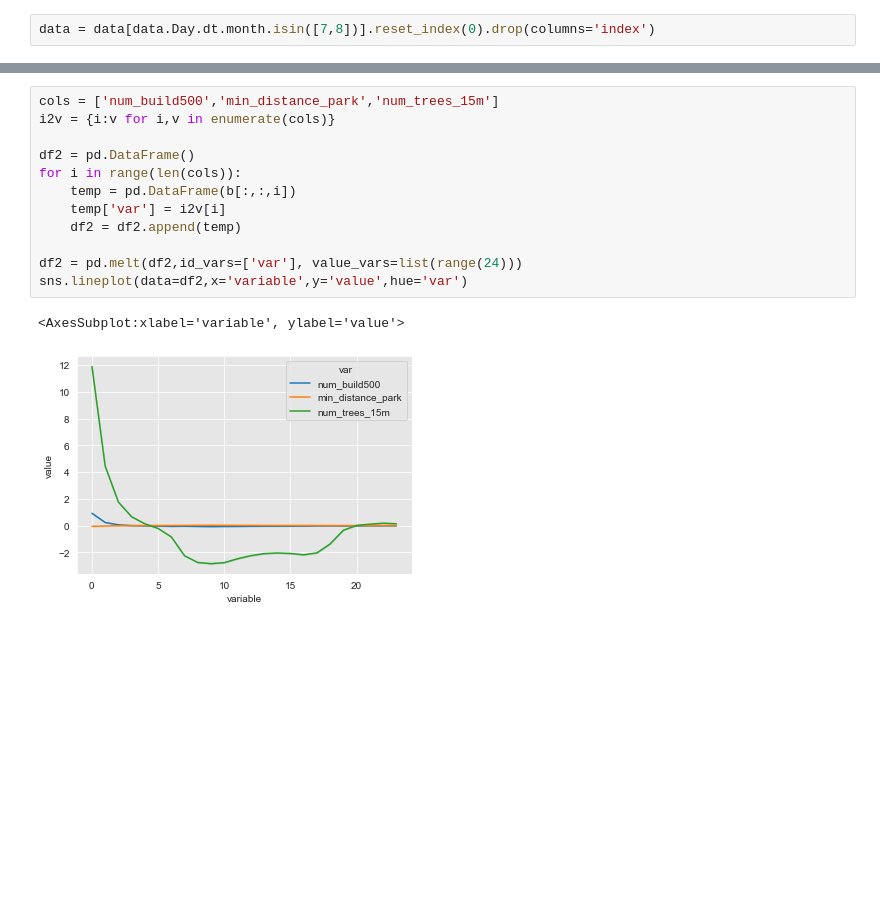
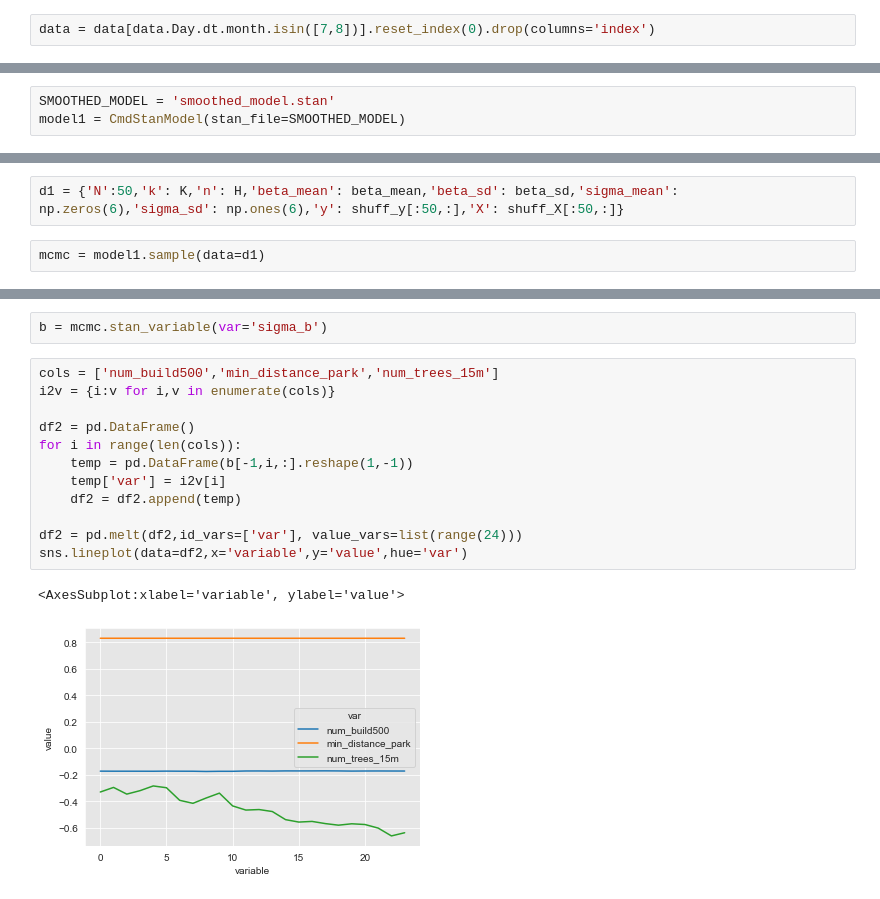
Before and after one commit to skaragou/UHInyc, a Jupyter notebook: averaged_24h_model.ipynb, the cells around one changed output, grey strips where cells are left out. Cells and saved outputs as stored; diff of their text form; blank space fills up the shorter version.

```diff
--- a/averaged_24h_model.ipynb
+++ b/averaged_24h_model.ipynb
@@ -127,0 +240,3 @@ x_sims = [i for _ in range(4000) for i in range(24)]
+# %%
+SMOOTHED_MODEL = 'smoothed_model.stan'
+model1 = CmdStanModel(stan_file=SMOOTHED_MODEL)
@@ -127,0 +247,4 @@ x_sims = [i for _ in range(4000) for i in range(24)]
+# %%
+d1 = {'N':50,'k': K,'n': H,'beta_mean': beta_mean,'beta_sd': beta_sd,'sigma_mean': np.zeros(6),'sigma_sd': np.ones(6),'y': shuff_y[:50,:],'X': shuff_X[:50,:]}
+# %%
+mcmc = model1.sample(data=d1)
@@ -128,15 +282,17 @@ x_sims = [i for _ in range(4000) for i in range(24)]
+# %%
+b = mcmc.stan_variable(var='sigma_b')
 # %%
 cols = ['num_build500','min_distance_park','num_trees_15m']
 i2v = {i:v for i,v in enumerate(cols)}
 
 df2 = pd.DataFrame()
 for i in range(len(cols)):
-    temp = pd.DataFrame(b[:,:,i])
+    temp = pd.DataFrame(b[-1,i,:].reshape(1,-1))
     temp['var'] = i2v[i]
     df2 = df2.append(temp)
 
 df2 = pd.melt(df2,id_vars=['var'], value_vars=list(range(24)))
 sns.lineplot(data=df2,x='variable',y='value',hue='var')
 # %% [output]
 <AxesSubplot:xlabel='variable', ylabel='value'>
-[figure, old version]
+[figure, new version]
```
Also changed, not shown: parts of 48 cells of this notebook, 49 other files.
